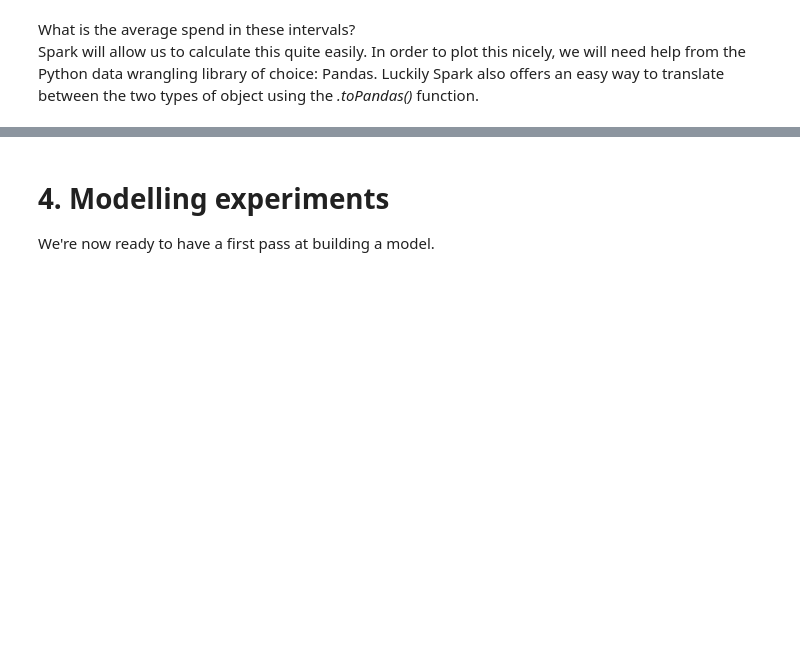
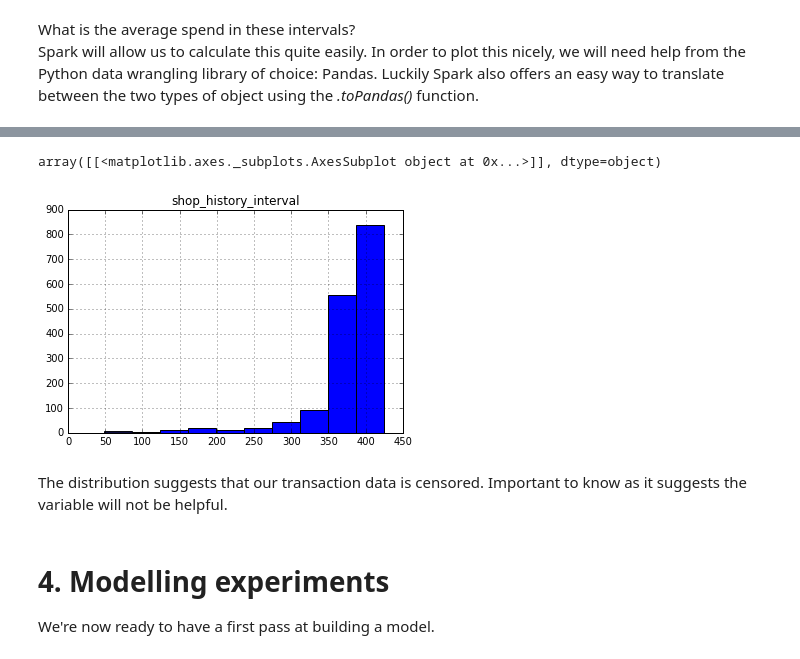
Before and after one commit to elopezphy/Cognihack_DSX, a Jupyter notebook: data_exploration_prep_model_py.ipynb, the cells around one changed output, grey strips where cells are left out. Cells and saved outputs as stored; diff of their text form; code cells hidden in the pictures; blank space fills up the shorter version.

```diff
--- a/data_exploration_prep_model_py.ipynb
+++ b/data_exploration_prep_model_py.ipynb
@@ -729,0 +927,3 @@ average_spend_melt.plot(kind='scatter', x='interval_days', y='spend_ave', c="rep
+# %%
+trainHistory = trainHistory.join(historyCustCount, ["chain", "market"], "inner")
+trainHistory.show()
@@ -729,0 +950,3 @@ average_spend_melt.plot(kind='scatter', x='interval_days', y='spend_ave', c="rep
+# %%
+trainHistory = trainHistory.drop("customer_count")
+trainHistory.show()
@@ -729,0 +983,5 @@ average_spend_melt.plot(kind='scatter', x='interval_days', y='spend_ave', c="rep
+# %%
+firstCustTrans = (transactions
+                  .groupBy("id")
+                  .agg(F.min("date").alias("first_purch_date")))
+firstCustTrans.show()
@@ -729,0 +1006,7 @@ average_spend_melt.plot(kind='scatter', x='interval_days', y='spend_ave', c="rep
+# %%
+firstCustTrans = (trainHistory
+                  .select("id", "offerdate")
+                  .join(firstCustTrans, "id")
+                  .withColumn("shop_history_interval", F.datediff("offerdate", "first_purch_date")))
+
+firstCustTrans.show()
@@ -730,3 +1031,10 @@ average_spend_melt.plot(kind='scatter', x='interval_days', y='spend_ave', c="rep
+# %%
+firstCustTrans.sample(False, 0.01, 42).toPandas().hist(column="shop_history_interval")
+# %% [output]
+array([[<matplotlib.axes._subplots.AxesSubplot object at 0x...>]], dtype=object)
+[figure, added]
+# %% [markdown]
+The distribution suggests that our transaction data is censored. Important to know as it suggests the variable will not be helpful.
 # %% [markdown]
 <a id="model"></a>
 # 4. Modelling experiments
```
Also changed, not shown: parts of 90 cells of this notebook.
